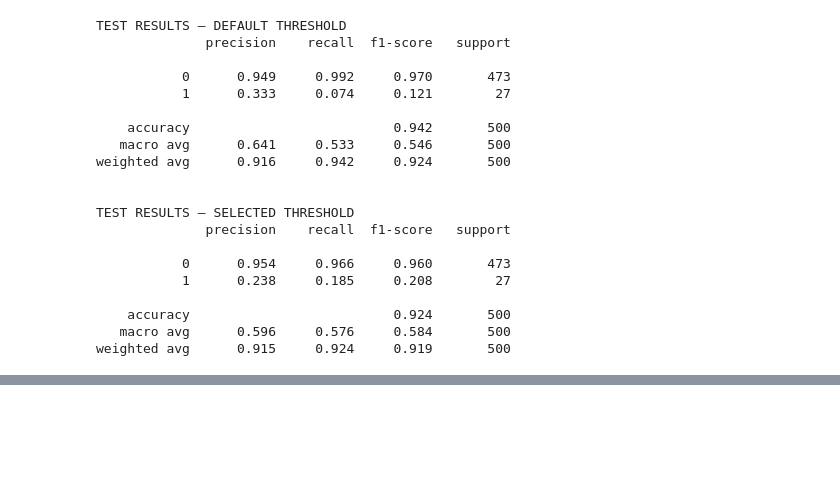
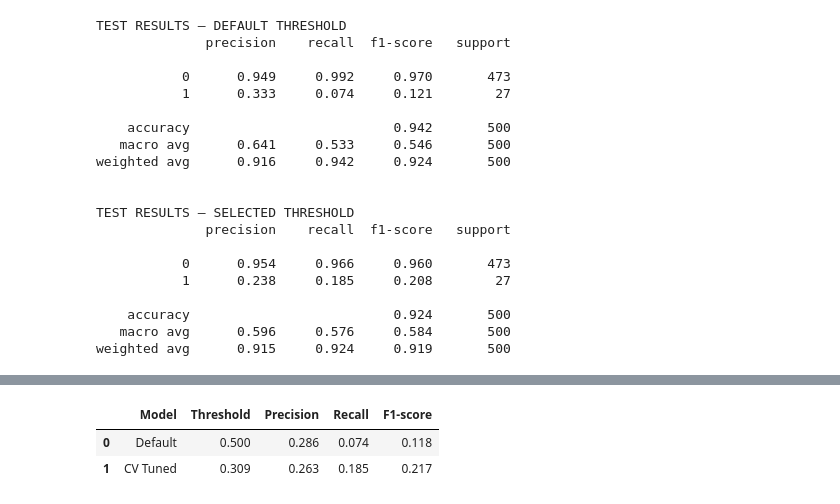
Before and after one commit to AvanindraBose/ML-Zodiac, a Jupyter notebook: ImbalancedDataset/threshold_tuning.ipynb, the cells around one changed output, grey strips where cells are left out. Saved outputs shown, nothing was run; the diff lists cells and outputs as text; code cells hidden in the pictures; blank space fills up the shorter version.

```diff
--- a/ImbalancedDataset/threshold_tuning.ipynb
+++ b/ImbalancedDataset/threshold_tuning.ipynb
@@ -375,0 +472,22 @@ weighted avg      0.915     0.924     0.919       500
+# %%
+
+# Baseline model with default threshold
+default_model = Pipeline([
+    ("scaler", StandardScaler()),
+    ("classifier", LogisticRegression(
+        max_iter=1000,
+        random_state=42
+    ))
+])
+
+default_model.fit(X_train, y_train)
+
+# Predictions on untouched test data
+y_pred_default = default_model.predict(X_test)
+y_pred_tuned = tuned_model.predict(X_test)
+
+print("DEFAULT THRESHOLD (0.5)")
+print(classification_report(y_test, y_pred_default, zero_division=0))
+
+print("\nCROSS-VALIDATION TUNED THRESHOLD")
+print(classification_report(y_test, y_pred_tuned, zero_division=0))
@@ -375,0 +515,24 @@ weighted avg      0.915     0.924     0.919       500
+# %%
+
+comparison = pd.DataFrame({
+    "Model": ["Default", "CV Tuned"],
+    "Threshold": [0.5, tuned_model.best_threshold_],
+    "Precision": [
+        precision_score(y_test, y_pred_default, zero_division=0),
+        precision_score(y_test, y_pred_tuned, zero_division=0)
+    ],
+    "Recall": [
+        recall_score(y_test, y_pred_default, zero_division=0),
+        recall_score(y_test, y_pred_tuned, zero_division=0)
+    ],
+    "F1-score": [
+        f1_score(y_test, y_pred_default, zero_division=0),
+        f1_score(y_test, y_pred_tuned, zero_division=0)
+    ]
+})
+
+display(comparison.round(3))
+# %% [output]
+|  | Model | Threshold | Precision | Recall | F1-score |
+| 0 | Default | 0.500 | 0.286 | 0.074 | 0.118 |
+| 1 | CV Tuned | 0.309 | 0.263 | 0.185 | 0.217 |
```
Also changed, not shown: parts of 7 cells of this notebook.
